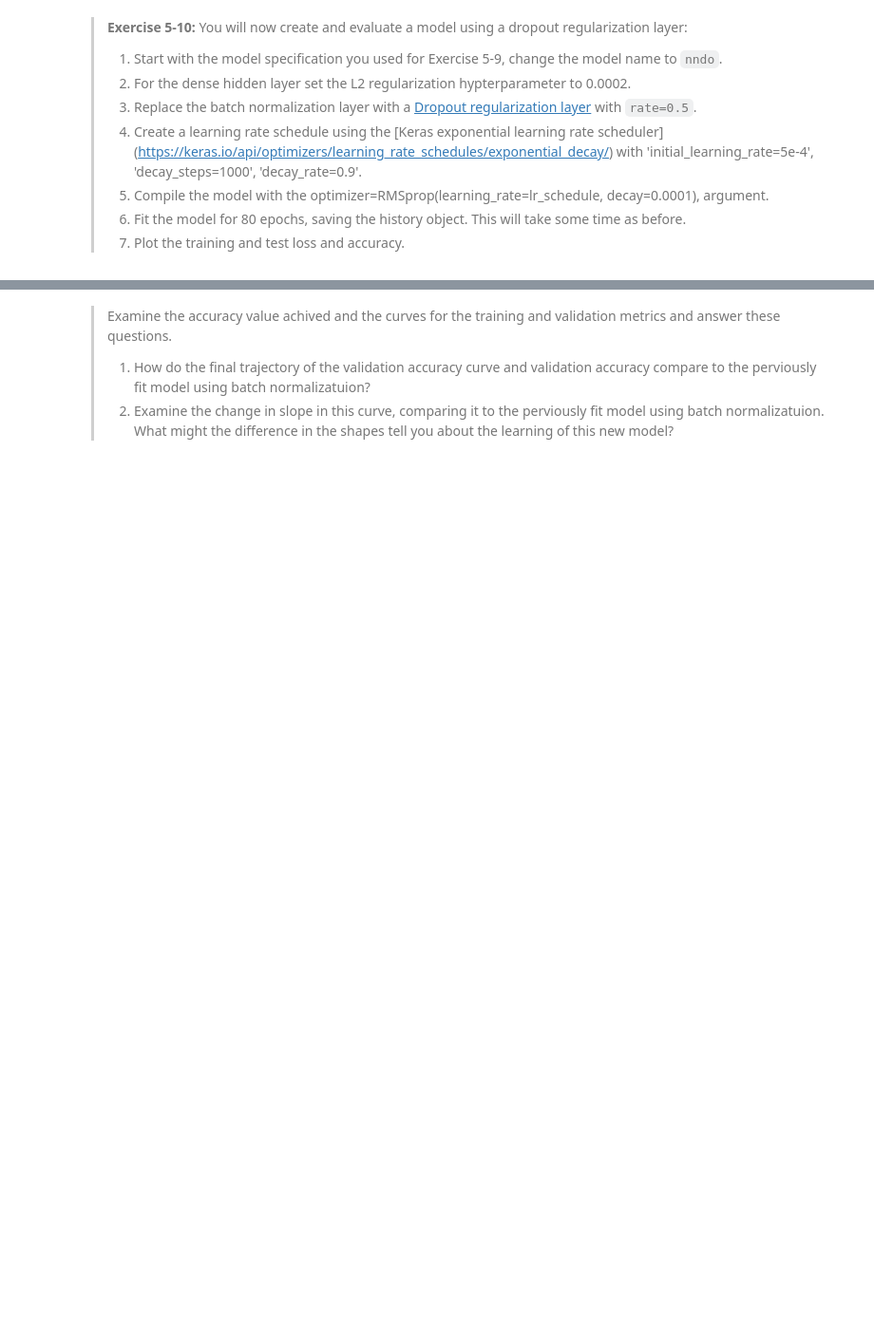
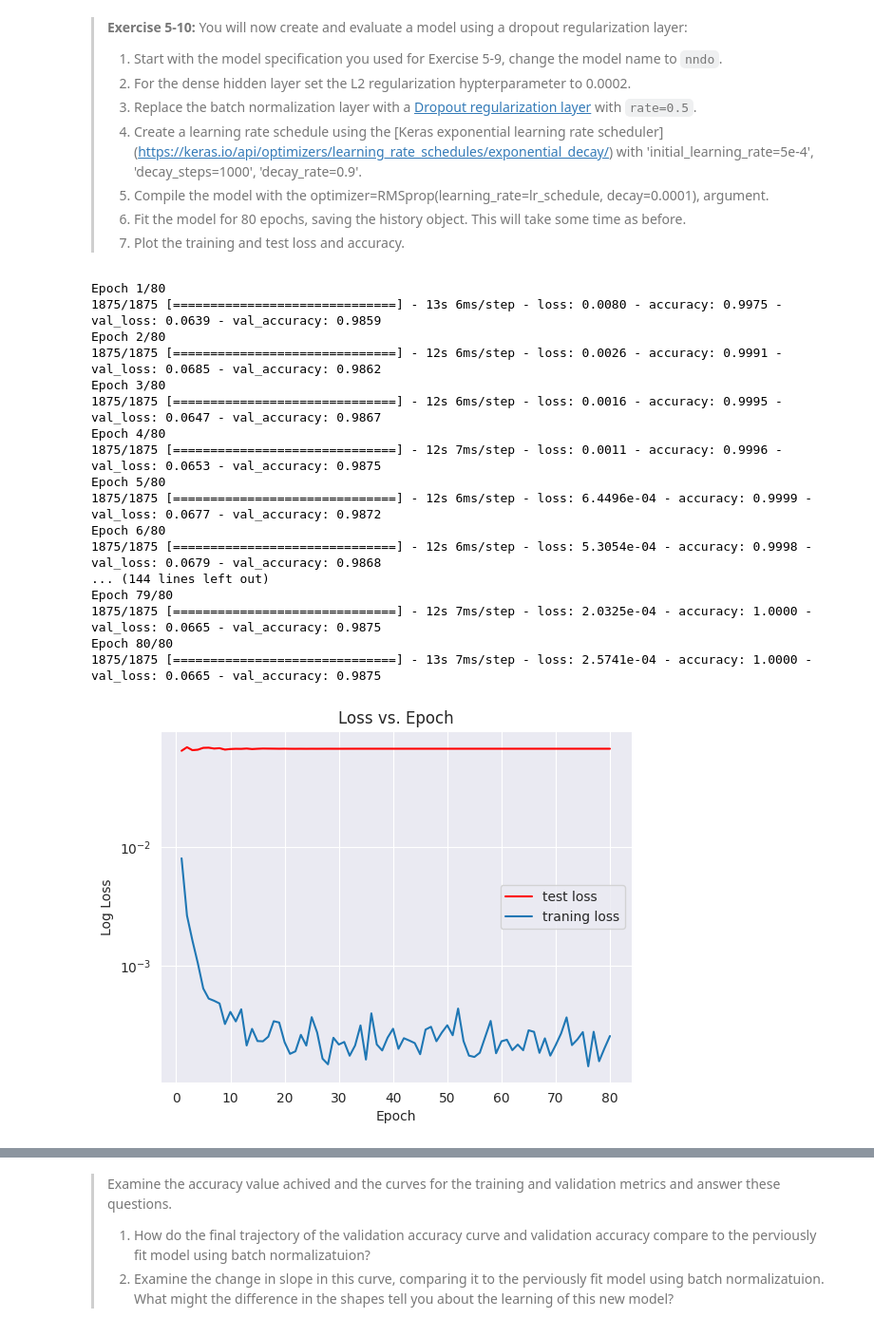
Before and after one commit to whendo/CSCI-E25, a Jupyter notebook: Labs/5_IntrotoDeepForwardNetworksForCV.ipynb, the cells around one changed output, grey strips where cells are left out. Shown at 95% size. Saved outputs shown, nothing was run; the diff lists cells and outputs as text; code cells hidden in the pictures; blank space fills up the shorter version.

```diff
--- a/Labs/5_IntrotoDeepForwardNetworksForCV.ipynb
+++ b/Labs/5_IntrotoDeepForwardNetworksForCV.ipynb
@@ -1050,0 +1087,38 @@ You many wonder why the final model selected has lower accuacy than some other h
+# %%
+## Your code goes here
+# Start with the model specification you used for Exercise 5-9, change the model name to nndo.
+nndo = nnvr
+# For the dense hidden layer set the L2 regularization hypterparameter to 0.0002.
+in_layer, hidden_layer, batch_layer, output_layer = nndo.layers
+hidden_layer.kernel_regularizer = tf.keras.regularizers.l2(0.0002)
+# Replace the batch normalization layer with a Dropout regularization layer with rate=0.5.
+dropout_layer = tf.keras.layers.Dropout(0.5)
+nndo = tf.keras.Sequential([in_layer, hidden_layer, dropout_layer, output_layer])
+# Create a learning rate schedule using the [Keras exponential learning rate scheduler] (https://keras.io/api/optimizers/learning_rate_schedules/exponential_decay/) with 'initial_learning_rate=5e-4', 'decay_steps=1000', 'decay_rate=0.9'.
+lr_schedule = tf.keras.optimizers.schedules.ExponentialDecay(initial_learning_rate=5e-4, decay_steps=1000, decay_rate=0.9)
+# Compile the model with the optimizer=RMSprop(learning_rate=lr_schedule, decay=0.0001), argument.
+nndo.compile(optimizer=tf.keras.optimizers.RMSprop(learning_rate=lr_schedule, weight_decay=0.0001), loss='categorical_crossentropy', metrics=['accuracy'])
+# Fit the model for 80 epochs, saving the history object. This will take some time as before.
+history_nndo = nndo.fit(train_images, train_labels, epochs=80, validation_data=(test_images, test_labels))
+# Plot the training and test loss and accuracy.
+plot_loss(history_nndo)
+plot_accuracy(history_nndo)
+# %% [output]
+Epoch 1/80
+1875/1875 [==============================] - 13s 6ms/step - loss: 0.0080 - accuracy: 0.9975 - val_loss: 0.0639 - val_accuracy: 0.9859
+Epoch 2/80
+1875/1875 [==============================] - 12s 6ms/step - loss: 0.0026 - accuracy: 0.9991 - val_loss: 0.0685 - val_accuracy: 0.9862
+Epoch 3/80
+1875/1875 [==============================] - 12s 6ms/step - loss: 0.0016 - accuracy: 0.9995 - val_loss: 0.0647 - val_accuracy: 0.9867
+Epoch 4/80
+1875/1875 [==============================] - 12s 7ms/step - loss: 0.0011 - accuracy: 0.9996 - val_loss: 0.0653 - val_accuracy: 0.9875
+Epoch 5/80
+1875/1875 [==============================] - 12s 6ms/step - loss: 6.4496e-04 - accuracy: 0.9999 - val_loss: 0.0677 - val_accuracy: 0.9872
+Epoch 6/80
+1875/1875 [==============================] - 12s 6ms/step - loss: 5.3054e-04 - accuracy: 0.9998 - val_loss: 0.0679 - val_accuracy: 0.9868
+... (144 lines left out)
+Epoch 79/80
+1875/1875 [==============================] - 12s 7ms/step - loss: 2.0325e-04 - accuracy: 1.0000 - val_loss: 0.0665 - val_accuracy: 0.9875
+Epoch 80/80
+1875/1875 [==============================] - 13s 7ms/step - loss: 2.5741e-04 - accuracy: 1.0000 - val_loss: 0.0665 - val_accuracy: 0.9875
+[figure, added]
```
Also changed, not shown: parts of 18 cells of this notebook.
